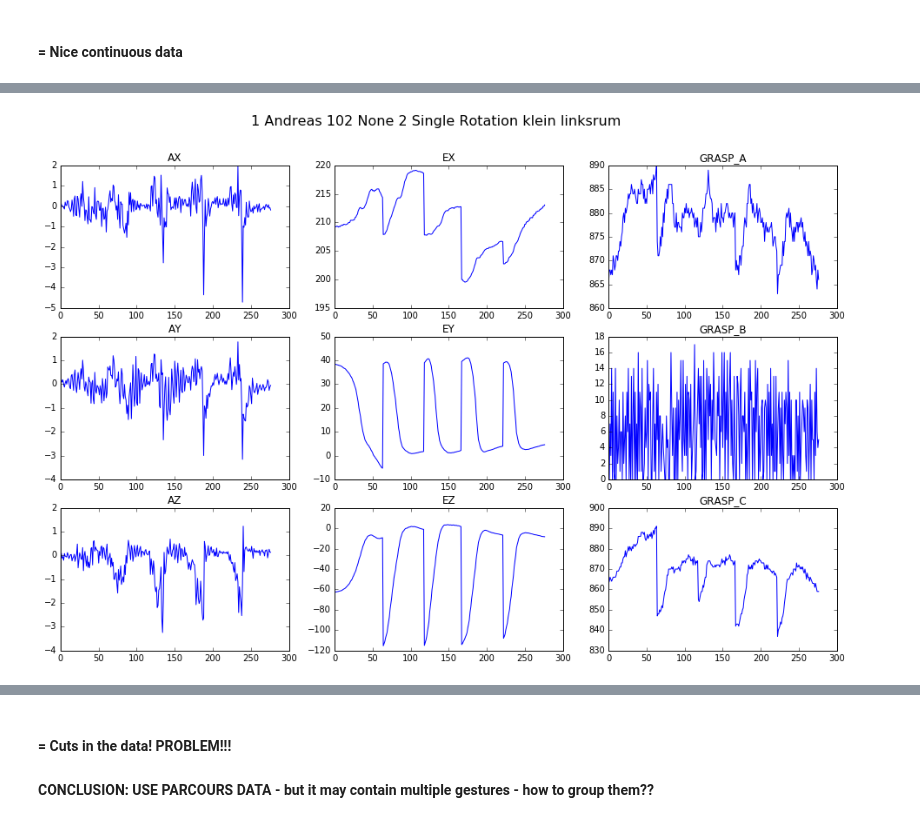
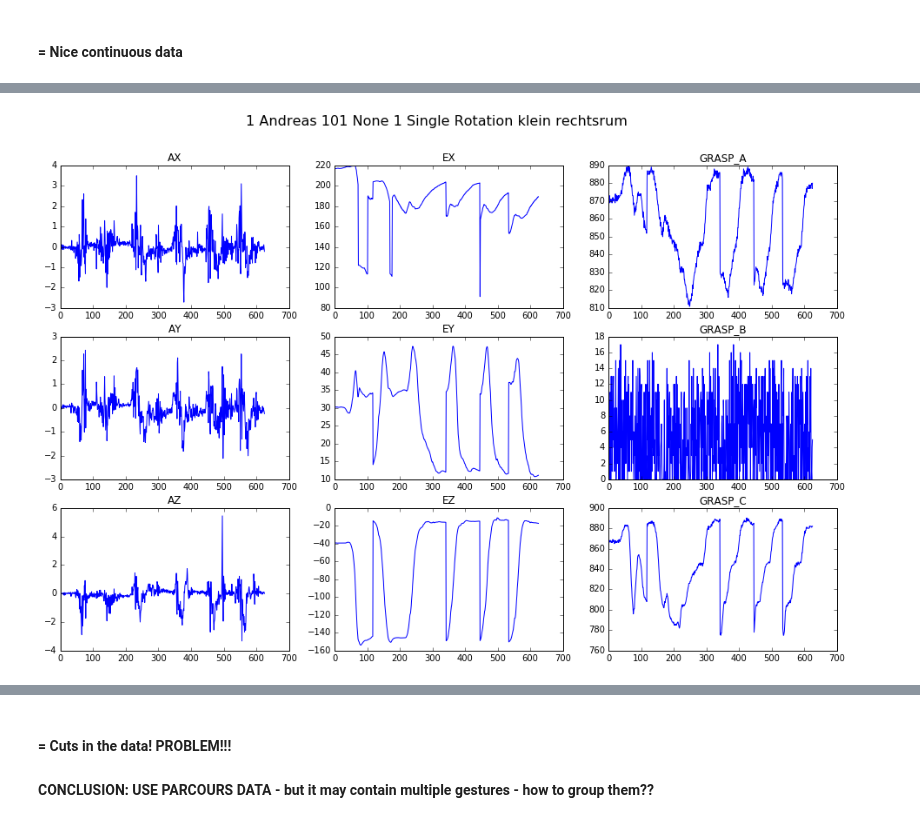
Before and after one commit to Make-O-Matic/MOM-Engine, a Jupyter notebook: data_preprocess_TU.ipynb, the cells around one changed output, grey strips where cells are left out. Cells and saved outputs as stored; diff of their text form; code cells hidden in the pictures.

Commit message:
do not filter Trainset anymore!

```diff
--- a/data_preprocess_TU.ipynb
+++ b/data_preprocess_TU.ipynb
@@ -527,0 +557,4 @@ mydata['Parcours'].unique().tolist()
+# %%
+# how many training sets included in this experiment
+trainsets = mydata['Trainset'].unique().tolist()
+print len(trainsets), "Train sets"
@@ -527,0 +581,11 @@ mydata['Parcours'].unique().tolist()
+# %%
+# get experiment data (setting one to None does not filter by it)
+exp = 1
+subject = 'Andreas'
+trainset = '_TRAINSET14022017094616'
+parcours = None # 102
+mutation = None
+gesture = None #2 # 1
+
+mydata = get_experiment(data,exp,trainset,subject,parcours,mutation,gesture)
+mydata.shape
@@ -546,7 +627,8 @@ for mut in mut_list:
 # %%
 # get data for 1 gesture
 mutation = None
+parcours = 101
 gesture = 15
-mydata = get_experiment(data,exp,subject,parcours,mutation,gesture)
+mydata = get_experiment(data,exp,trainset,subject,parcours,mutation,gesture)
 mydata.head()
 # %% [output]
@@ -615,11 +706,12 @@ def grid_plot(mydata, title=True):
 # show data for 1 PARCOURS
 exp = 1
 subject = 'Andreas'
-parcours = 102
+trainset = trainsets[0]
+parcours = 101
 mutation = None
 gesture = None
 
-mydata = get_experiment(data,exp,subject,parcours,mutation,gesture)
+mydata = get_experiment(data,exp,trainset,subject,parcours,mutation,gesture)
 
 grid_plot(mydata)
 # %% [output]
@@ -646,14 +738,14 @@ G 17 Umgreifen
 # %%
 # get data for 1 GESTURE
 
 mutation = None
-gesture = 2
+gesture = 1
 
-mydata = get_experiment(data,exp,subject,parcours,mutation,gesture)
+mydata = get_experiment(data,exp,trainset,subject,parcours,mutation,gesture)
 
 grid_plot(mydata)
 # %% [output]
-[figure, old version]
+[figure, new version]
 # %%
 var = 'TimeStamp'
 one_plot(mydata,var)
```
Also changed, not shown: parts of 43 cells of this notebook.
